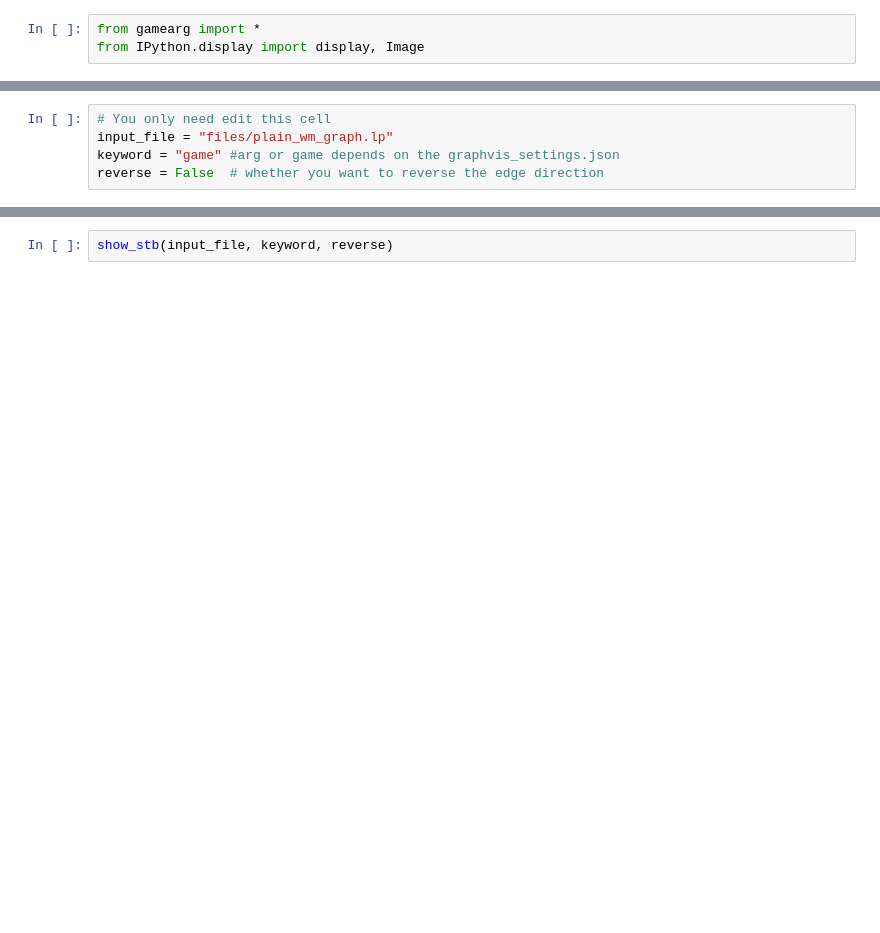
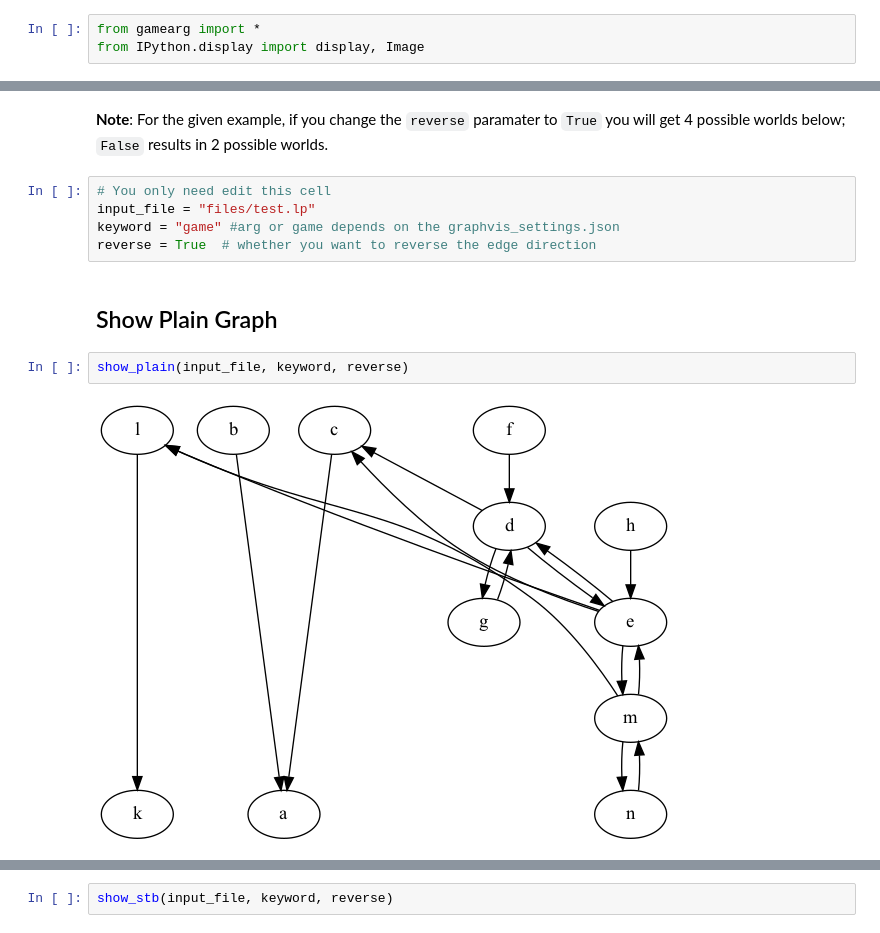
Before and after one commit to idaks/Games-and-Argumentation, a Jupyter notebook: Refactor/atom_counting.ipynb, the cells around one changed output, grey strips where cells are left out. Cells and saved outputs as stored; diff of their text form; blank space fills up the shorter version.

```diff
--- a/Refactor/atom_counting.ipynb
+++ b/Refactor/atom_counting.ipynb
@@ -4,5 +27,13 @@ from IPython.display import display, Image
+# %% [markdown]
+**Note**: For the given example, if you change the `reverse` paramater to `True` you will get 4 possible worlds below; `False` results in 2 possible worlds.
 # %%
 # You only need edit this cell
-input_file = "files/plain_wm_graph.lp"
+input_file = "files/test.lp"
 keyword = "game" #arg or game depends on the graphvis_settings.json
-reverse = False  # whether you want to reverse the edge direction
+reverse = True  # whether you want to reverse the edge direction
+# %% [markdown]
+## Show Plain Graph
+# %%
+show_plain(input_file, keyword, reverse)
+# %% [output]
+[figure, added]
```
Also changed, not shown: parts of 7 cells of this notebook, 55 other files.
